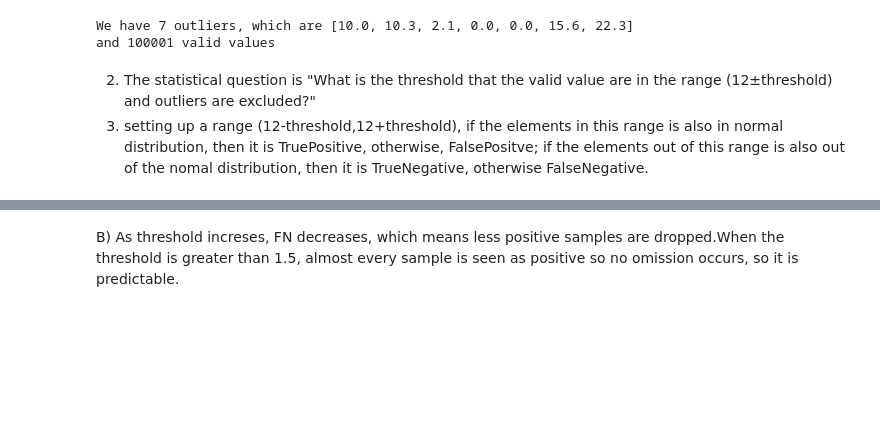
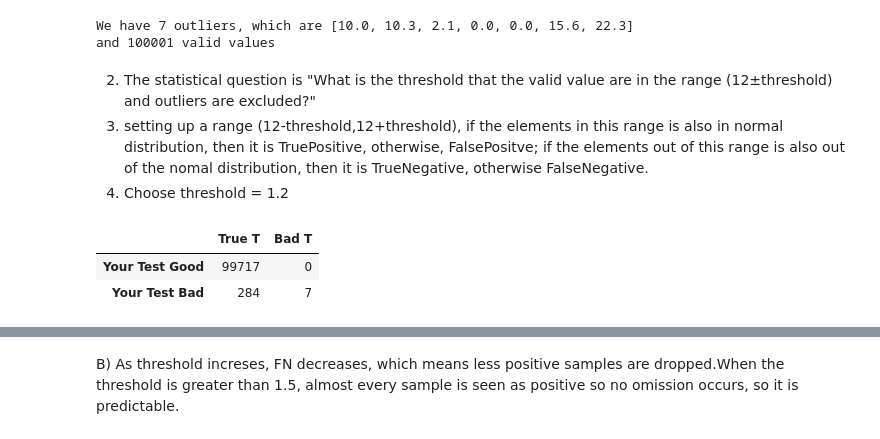
Before and after one commit to Noam-91/Advanced-Data-Analysis-Techniques-for-Large-Datasets, a Jupyter notebook: Lab 3.ipynb, the cells around one changed output, grey strips where cells are left out. Drawn from its saved outputs; the diff is of its cells as text; code cells hidden in the pictures; blank space fills up the shorter version.

```diff
--- a/Lab 3.ipynb
+++ b/Lab 3.ipynb
@@ -61,6 +64,7 @@ and 100001 valid values
 # %% [markdown]
 2. The statistical question is "What is the threshold that the valid value are in the range (12±threshold) and outliers are excluded?"<br>
 3. setting up a range (12-threshold,12+threshold), if the elements in this range is also in normal distribution, then it is TruePositive, otherwise, FalsePositve; if the elements out of this range is also out of the nomal distribution, then it is TrueNegative, otherwise FalseNegative.
+4. Choose threshold = 1.2
 # %%
 def eval(threshold,data,trueNeg,truePos):
     minmax = (12-threshold,12+threshold)
@@ -84,4 +89,12 @@ def eval(threshold,data,trueNeg,truePos):
     return TP,FP,FN,TN
+# %%
+threshold = 1.2
+TP,FP,FN,TN = eval(threshold,d,outliers,validValue)
+pd.DataFrame({"True T": [TP,FN],"Bad T":[FP,TN]},index=['Your Test Good','Your Test Bad'])
+# %% [output]
+|  | True T | Bad T |
+| Your Test Good | 99717 | 0 |
+| Your Test Bad | 284 | 7 |
 # %%
 thresholds = np.arange(0,2,.02)
 fig,ax=plt.subplots(1, 2)
```
Also changed, not shown: parts of 7 cells of this notebook.
